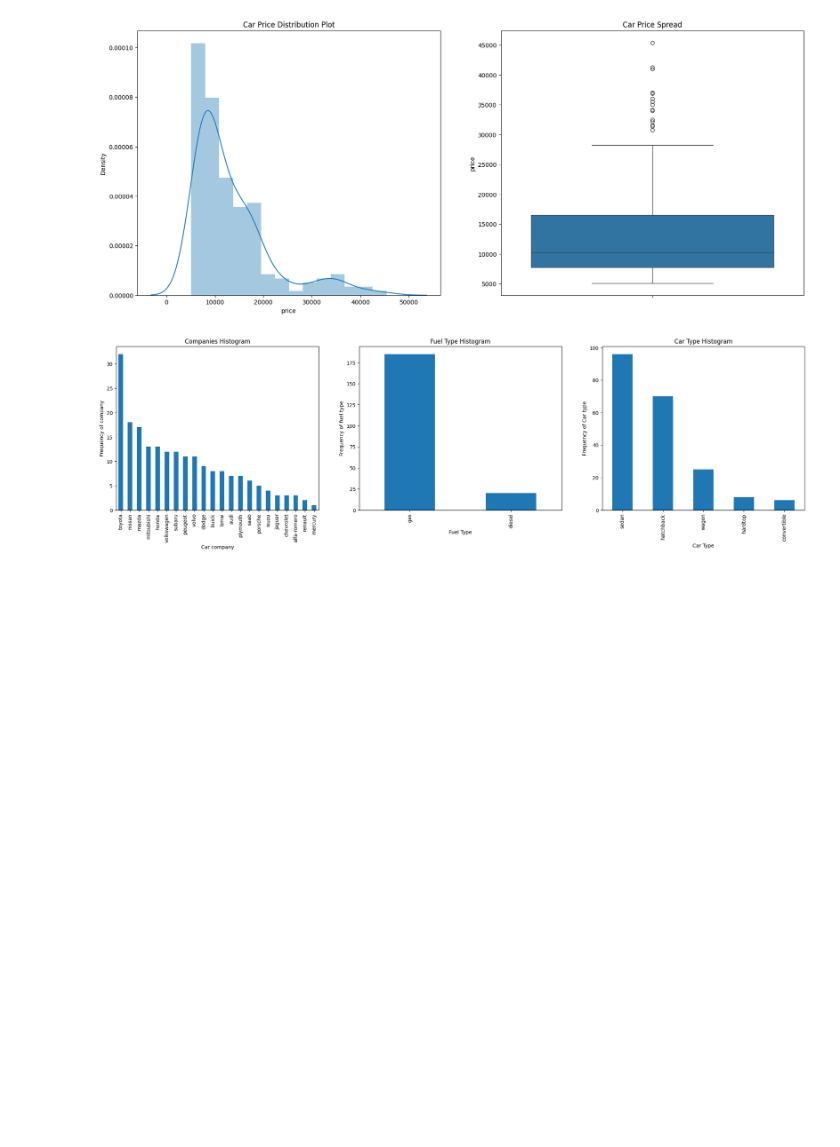
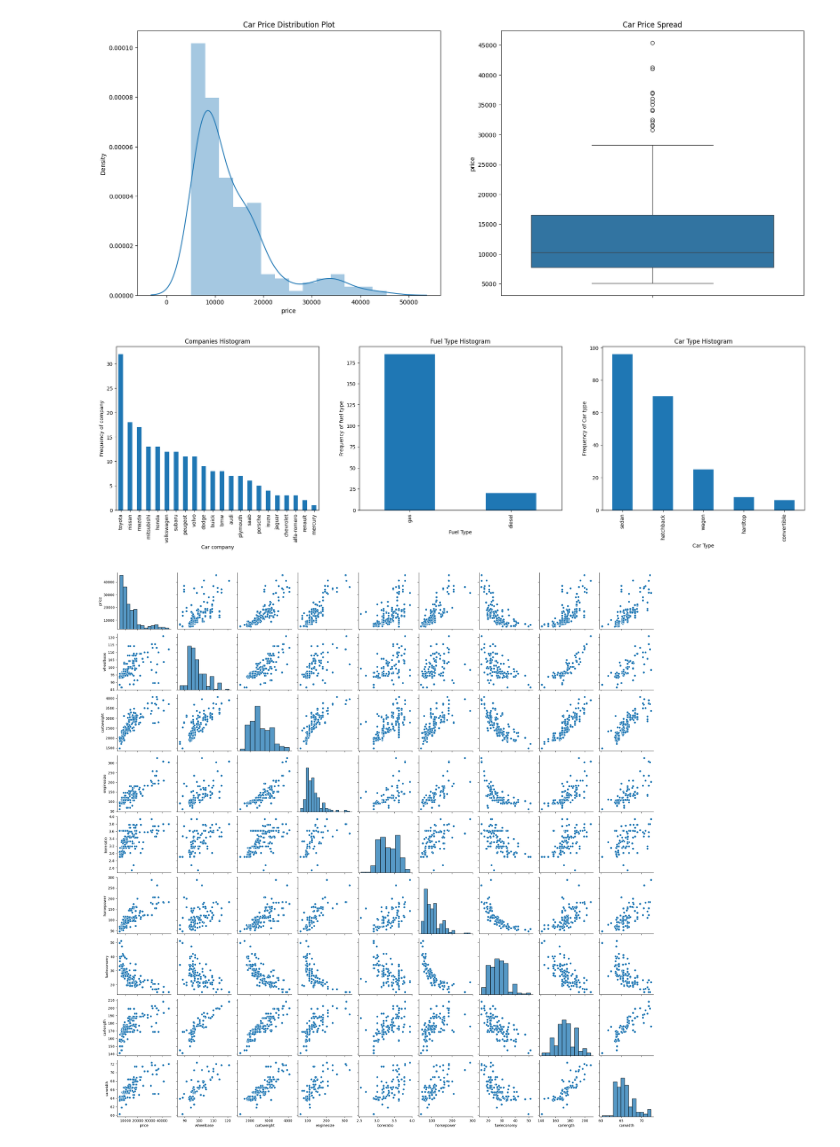
Before and after one commit to doaa-hamada/GazaSkyGeeks, a Jupyter notebook: car_price_prediction.ipynb, the cells around one changed output. Saved outputs shown, nothing was run; the diff lists cells and outputs as text; code cells hidden in the pictures; blank space fills up the shorter version.

```diff
--- a/car_price_prediction.ipynb
+++ b/car_price_prediction.ipynb
@@ -43,30 +43,55 @@ plt.title('Car Price Distribution Plot')
 sns.distplot(cars.price)
 
 plt.subplot(1,2,2)
 plt.title('Car Price Spread')
 sns.boxplot(y=cars.price)
 
 plt.show()
 
 
 plt.figure(figsize=(25, 6))
 
 plt.subplot(1,3,1)
 plt1 = cars.CompanyName.value_counts().plot(kind='bar')
 plt.title('Companies Histogram')
 plt1.set(xlabel = 'Car company', ylabel='Frequency of company')
 
 plt.subplot(1,3,2)
 plt1 = cars.fueltype.value_counts().plot(kind='bar')
 plt.title('Fuel Type Histogram')
 plt1.set(xlabel = 'Fuel Type', ylabel='Frequency of fuel type')
 
 plt.subplot(1,3,3)
 plt1 = cars.carbody.value_counts().plot(kind='bar')
 plt.title('Car Type Histogram')
 plt1.set(xlabel = 'Car Type', ylabel='Frequency of Car type')
 
 plt.show()
+cars['fueleconomy'] = (0.55 * cars['citympg']) + (0.45 * cars['highwaympg'])
+
+cars['price'] = cars['price'].astype('int')
+temp = cars.copy()
+table = temp.groupby(['CompanyName'])['price'].mean()
+temp = temp.merge(table.reset_index(), how='left',on='CompanyName')
+bins = [0,10000,20000,40000]
+cars_bin=['Budget','Medium','Highend']
+cars['carsrange'] = pd.cut(temp['price_y'],bins,right=False,labels=cars_bin)
+cars.head()
+
+cars_lr = cars[['price', 'fueltype', 'aspiration','carbody', 'drivewheel','wheelbase',
+
+                'curbweight', 'enginetype', 'cylindernumber', 'enginesize', 'boreratio','horsepower',
+                    'fueleconomy', 'carlength','carwidth', 'carsrange']]
+cars_lr.head()
+
+sns.pairplot(cars_lr)
+plt.show()
+
+from sklearn.model_selection import train_test_split
+
+np.random.seed(0)
+df_train, df_test = train_test_split(cars_lr, train_size = 0.7, test_size = 0.3, random_state = 100)
 # %% [output]
 [figure]
 [figure]
+[figure, added]
```
